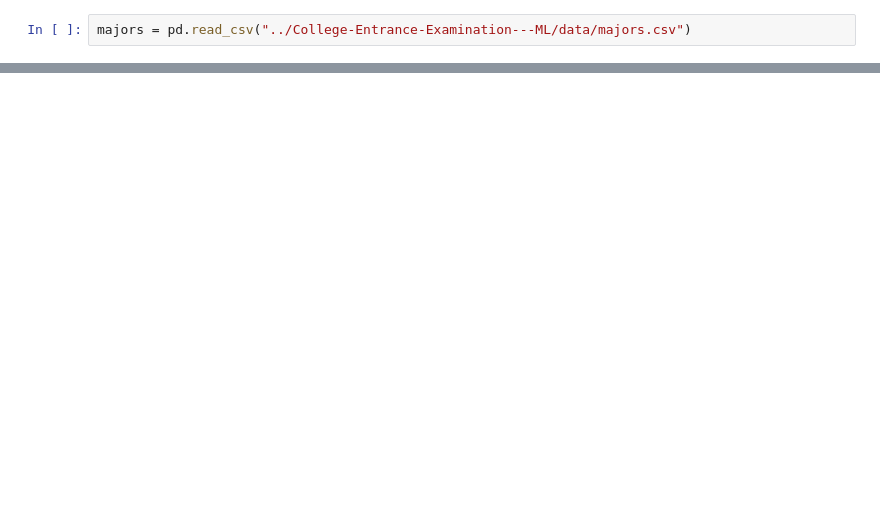
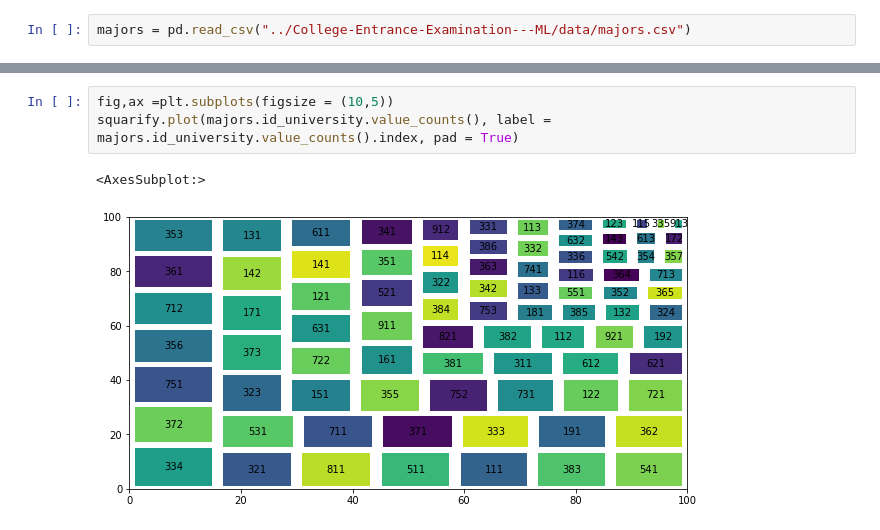
Before and after one commit to godwinnwalozie/College-Entrance-Examination---ML, a Jupyter notebook: notebook.ipynb, the cells around one changed output, grey strips where cells are left out. Cells and saved outputs as stored; diff of their text form; blank space fills up the shorter version.

```diff
--- a/notebook.ipynb
+++ b/notebook.ipynb
@@ -37,0 +144,6 @@ majors
+# %%
+fig,ax =plt.subplots(figsize = (10,5))
+squarify.plot(majors.id_university.value_counts(), label = majors.id_university.value_counts().index, pad = True)
+# %% [output]
+<AxesSubplot:>
+[figure, added]
```
Also changed, not shown: parts of 49 cells of this notebook.
